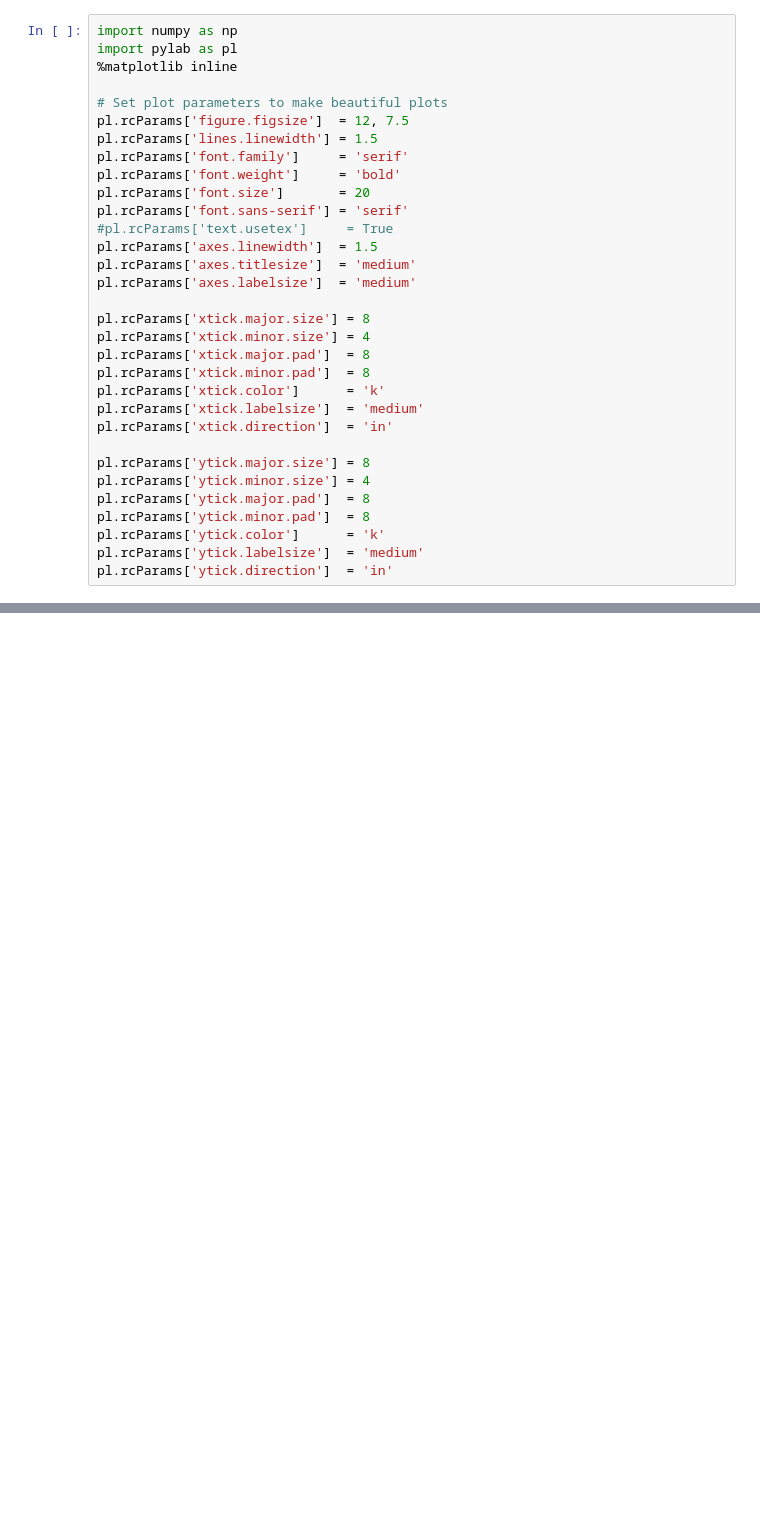
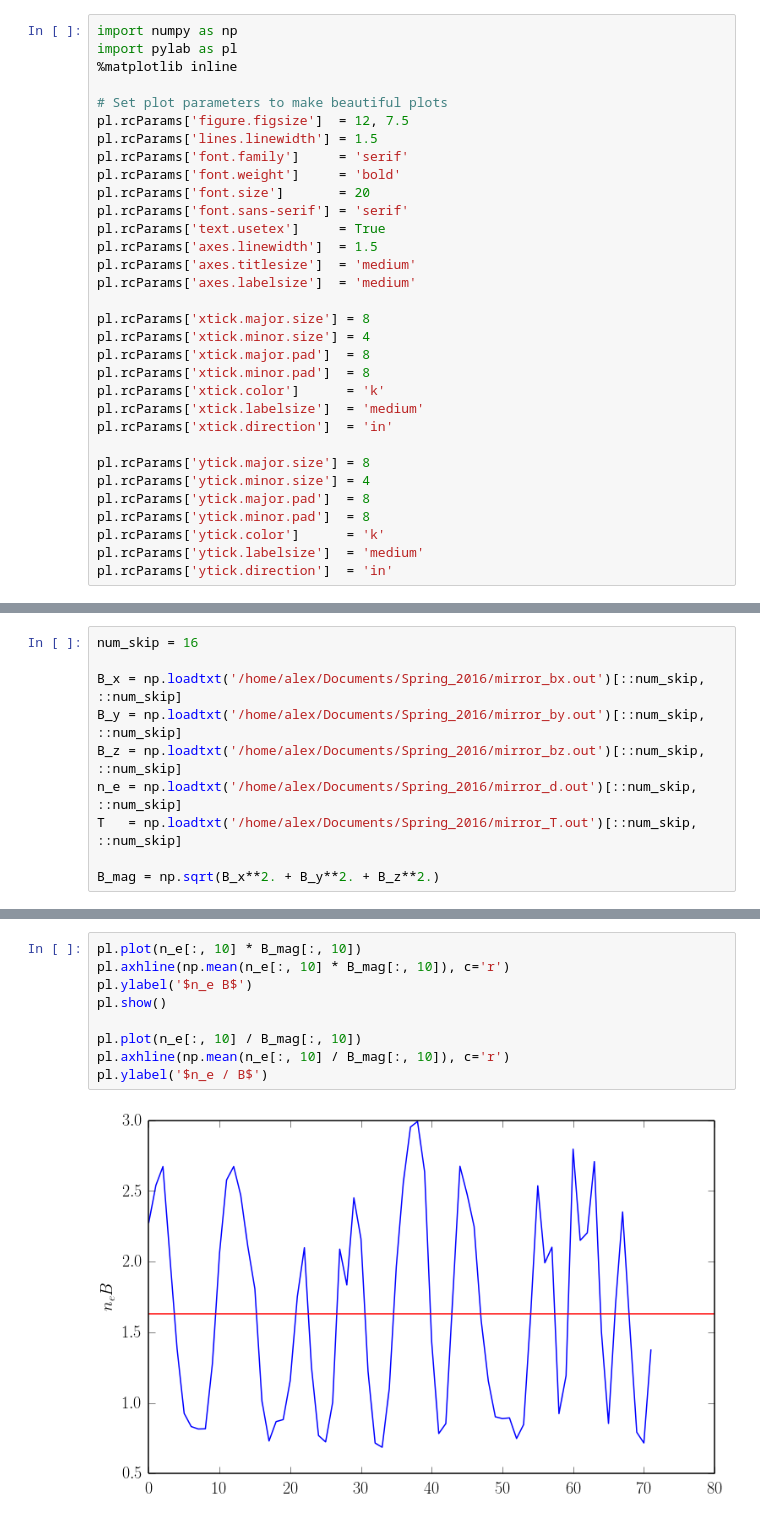
Before and after one commit to aapandy2/Spring_16, a Jupyter notebook: Kunz_data_plots.ipynb, the cells around one changed output, grey strips where cells are left out. Drawn from its saved outputs; the diff is of its cells as text; blank space fills up the shorter version.

```diff
--- a/Kunz_data_plots.ipynb
+++ b/Kunz_data_plots.ipynb
@@ -10,7 +10,7 @@ pl.rcParams['font.family']     = 'serif'
 pl.rcParams['font.weight']     = 'bold'
 pl.rcParams['font.size']       = 20
 pl.rcParams['font.sans-serif'] = 'serif'
-#pl.rcParams['text.usetex']     = True
+pl.rcParams['text.usetex']     = True
 pl.rcParams['axes.linewidth']  = 1.5
 pl.rcParams['axes.titlesize']  = 'medium'
 pl.rcParams['axes.labelsize']  = 'medium'
@@ -80,0 +33,10 @@ pl.title('$T$')
+# %%
+num_skip = 16
+
+B_x = np.loadtxt('/home/alex/Documents/Spring_2016/mirror_bx.out')[::num_skip, ::num_skip]
+B_y = np.loadtxt('/home/alex/Documents/Spring_2016/mirror_by.out')[::num_skip, ::num_skip]
+B_z = np.loadtxt('/home/alex/Documents/Spring_2016/mirror_bz.out')[::num_skip, ::num_skip]
+n_e = np.loadtxt('/home/alex/Documents/Spring_2016/mirror_d.out')[::num_skip, ::num_skip]
+T   = np.loadtxt('/home/alex/Documents/Spring_2016/mirror_T.out')[::num_skip, ::num_skip]
+
+B_mag = np.sqrt(B_x**2. + B_y**2. + B_z**2.)
@@ -80,0 +96,11 @@ pl.title('$T$')
+# %%
+pl.plot(n_e[:, 10] * B_mag[:, 10])
+pl.axhline(np.mean(n_e[:, 10] * B_mag[:, 10]), c='r')
+pl.ylabel('$n_e B$')
+pl.show()
+
+pl.plot(n_e[:, 10] / B_mag[:, 10])
+pl.axhline(np.mean(n_e[:, 10] / B_mag[:, 10]), c='r')
+pl.ylabel('$n_e / B$')
+# %% [output]
+[figure, added]
```
Also changed, not shown: parts of 19 cells of this notebook, 3 other files.
